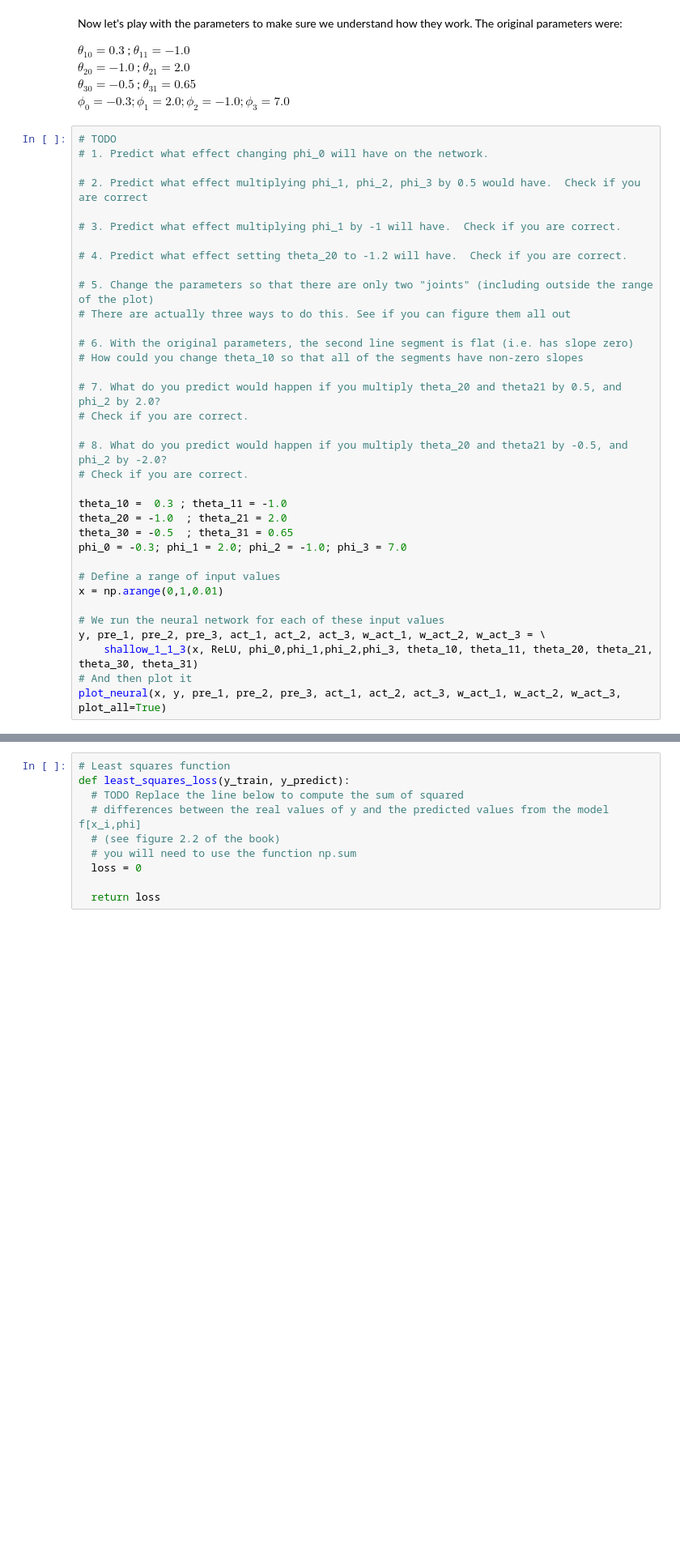
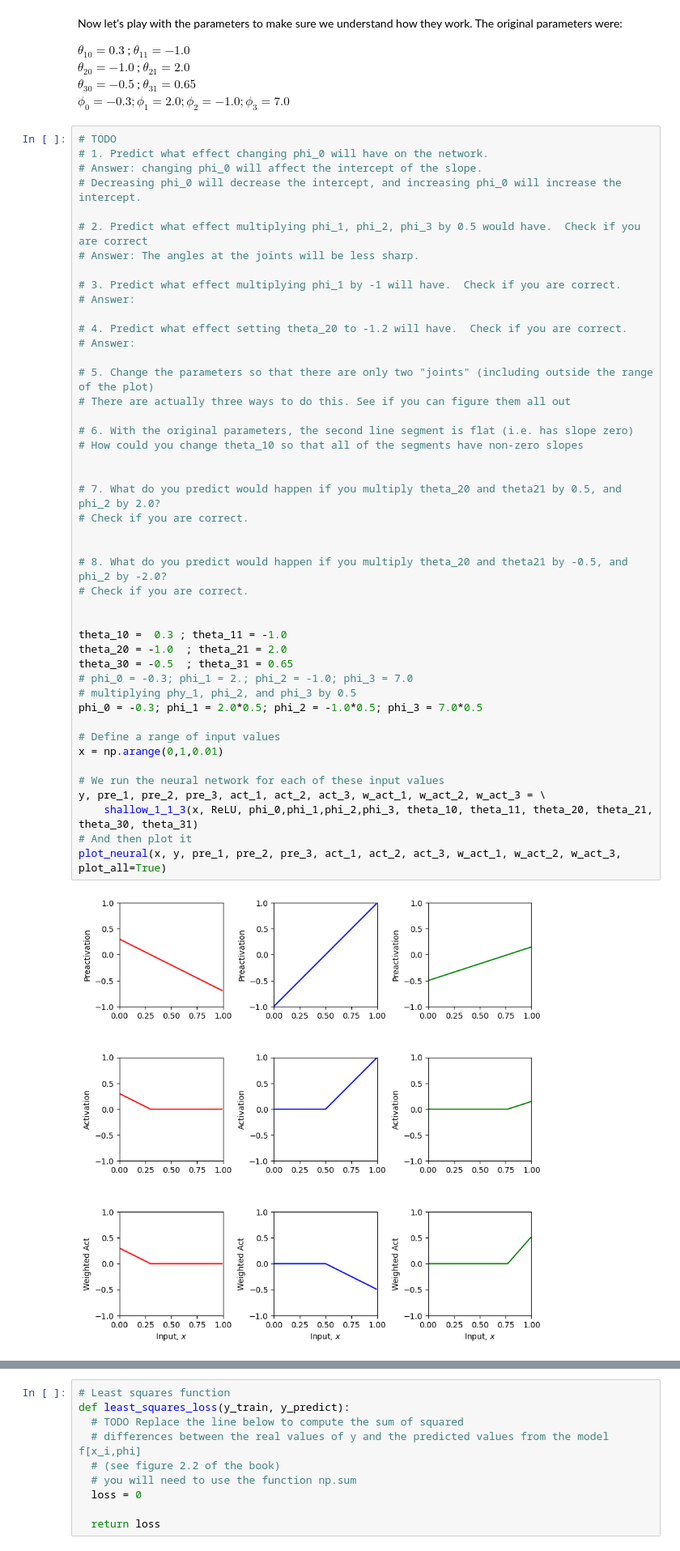
Before and after one commit to murilogustineli/UDL-book, a Jupyter notebook: Notebooks/Chap03/3_1_Shallow_Networks_I.ipynb, the cells around one changed output, grey strips where cells are left out. Shown at 81% size. Drawn from its saved outputs; the diff is of its cells as text; blank space fills up the shorter version.

```diff
--- a/Notebooks/Chap03/3_1_Shallow_Networks_I.ipynb
+++ b/Notebooks/Chap03/3_1_Shallow_Networks_I.ipynb
@@ -135,35 +135,47 @@ $\phi_0 = -0.3; \phi_1 = 2.0; \phi_2 = -1.0; \phi_3 = 7.0$
 # %%
 # TODO
 # 1. Predict what effect changing phi_0 will have on the network.
+# Answer: changing phi_0 will affect the intercept of the slope.
+# Decreasing phi_0 will decrease the intercept, and increasing phi_0 will increase the intercept.
 
 # 2. Predict what effect multiplying phi_1, phi_2, phi_3 by 0.5 would have.  Check if you are correct
+# Answer: The angles at the joints will be less sharp.
 
 # 3. Predict what effect multiplying phi_1 by -1 will have.  Check if you are correct.
+# Answer:
 
 # 4. Predict what effect setting theta_20 to -1.2 will have.  Check if you are correct.
+# Answer:
 
 # 5. Change the parameters so that there are only two "joints" (including outside the range of the plot)
 # There are actually three ways to do this. See if you can figure them all out
 
 # 6. With the original parameters, the second line segment is flat (i.e. has slope zero)
 # How could you change theta_10 so that all of the segments have non-zero slopes
 
+
 # 7. What do you predict would happen if you multiply theta_20 and theta21 by 0.5, and phi_2 by 2.0?
 # Check if you are correct.
+
 
 # 8. What do you predict would happen if you multiply theta_20 and theta21 by -0.5, and phi_2 by -2.0?
 # Check if you are correct.
 
+
 theta_10 =  0.3 ; theta_11 = -1.0
 theta_20 = -1.0  ; theta_21 = 2.0
 theta_30 = -0.5  ; theta_31 = 0.65
-phi_0 = -0.3; phi_1 = 2.0; phi_2 = -1.0; phi_3 = 7.0
+# phi_0 = -0.3; phi_1 = 2.; phi_2 = -1.0; phi_3 = 7.0
+# multiplying phy_1, phi_2, and phi_3 by 0.5
+phi_0 = -0.3; phi_1 = 2.0*0.5; phi_2 = -1.0*0.5; phi_3 = 7.0*0.5
 
 # Define a range of input values
 x = np.arange(0,1,0.01)
 
 # We run the neural network for each of these input values
 y, pre_1, pre_2, pre_3, act_1, act_2, act_3, w_act_1, w_act_2, w_act_3 = \
     shallow_1_1_3(x, ReLU, phi_0,phi_1,phi_2,phi_3, theta_10, theta_11, theta_20, theta_21, theta_30, theta_31)
 # And then plot it
 plot_neural(x, y, pre_1, pre_2, pre_3, act_1, act_2, act_3, w_act_1, w_act_2, w_act_3, plot_all=True)
+# %% [output]
+[figure, added]
```
Also changed, not shown: parts of 1 cell of this notebook.
